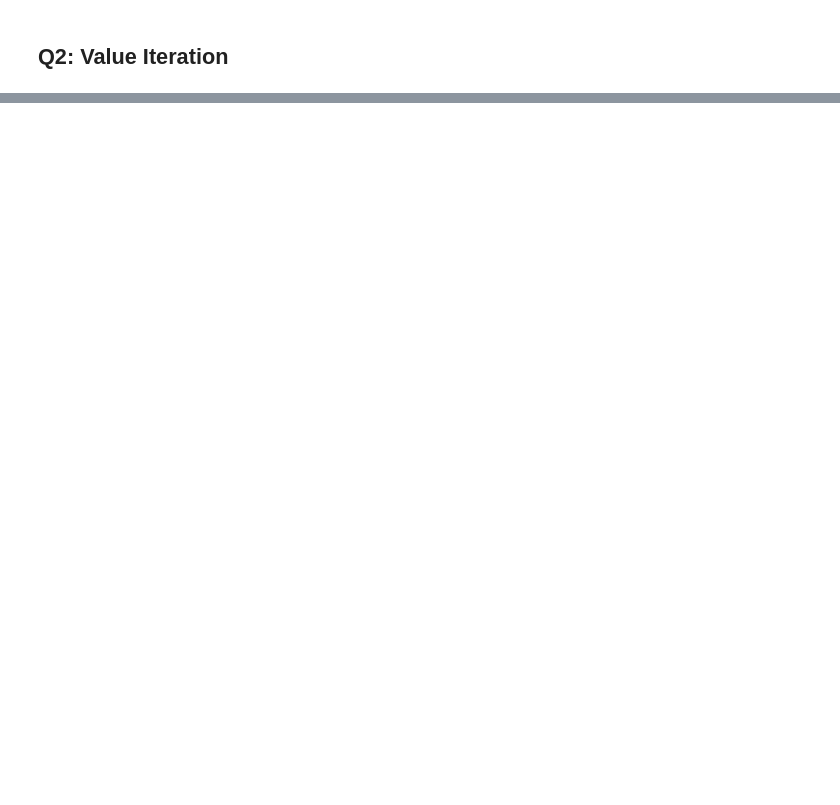
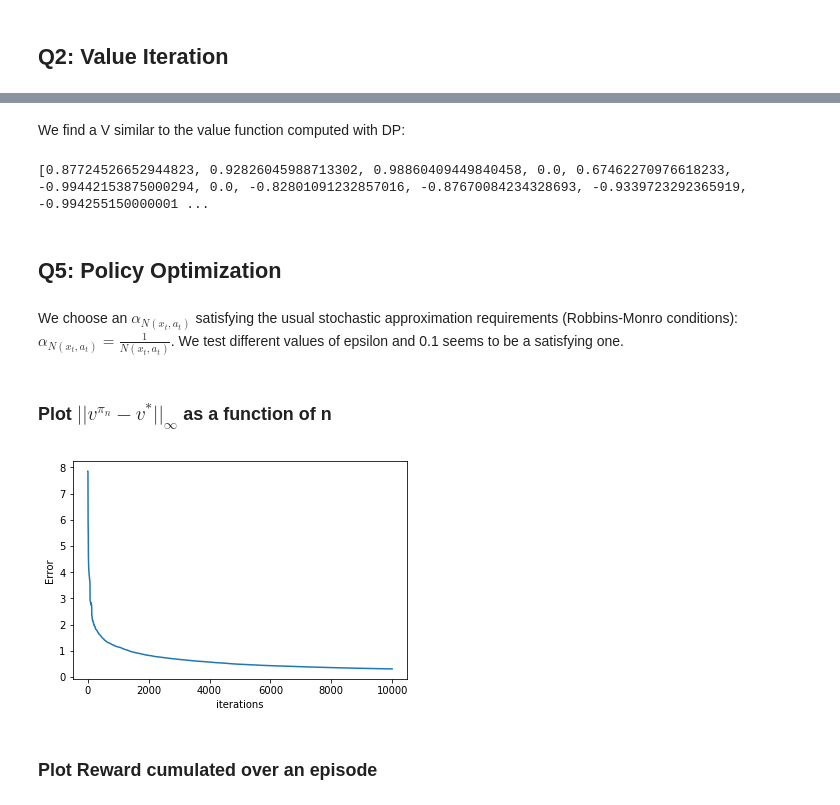
Before and after one commit to YoucefZemmouri/Reinforcement_Learning_HWK1, a Jupyter notebook: YOUCEF_ZEMMOURI.ipynb, the cells around one changed output, grey strips where cells are left out. Drawn from its saved outputs; the diff is of its cells as text; code cells hidden in the pictures; blank space fills up the shorter version.

```diff
--- a/YOUCEF_ZEMMOURI.ipynb
+++ b/YOUCEF_ZEMMOURI.ipynb
@@ -31,0 +162,57 @@ We implement and run value iteration (VI) in order to identify a 0.01-optimal po
+# %% [markdown]
+We find a V similar to the value function computed with DP:
+# %%
+print(V)
+# %% [output]
+[0.87724526652944823, 0.92826045988713302, 0.98860409449840458, 0.0, 0.67462270976618233, -0.99442153875000294, 0.0, -0.82801091232857016, -0.87670084234328693, -0.9339723292365919, -0.994255150000001 ...
+# %% [markdown]
+## Q5: Policy Optimization
+# %% [markdown]
+We choose an $\alpha_{N(x_t,a_t)}$ satisfying  the usual stochastic approximation requirements (Robbins-Monro conditions): $\alpha_{N(x_t,a_t)} = \frac{1}{N(x_t,a_t)}$. We test different values of epsilon and 0.1 seems to be a satisfying one.
+# %%
+V_opt = [0.87691855, 0.92820033, 0.98817903, 0.00000000, 0.82369294, 0.92820033,
+         0.00000000, 0.77818504, 0.82369294,0.87691855, 0.82847001]
+# %%
+epsilon = 0.1
+def EpsilonGreedyExplorationPolicy(Q,s):
+    if random.random() < epsilon:
+        return random.choice(env.state_actions[s])
+    else:
+        i = np.argmax(Q[s,env.state_actions[s]])
+        return env.state_actions[s][i]
+# %%
+N = np.zeros((env.n_states,len(env.action_names)))
+Q = np.zeros((env.n_states,len(env.action_names)))
+
+Reward = []
+Error = []
+
+for i in range(n_MC):
+    t= 0
+    s = env.reset()
+    term = False
+    while((t<T_max) and not term):
+        t += 1
+
+        a = EpsilonGreedyExplorationPolicy(Q,s)
+
+        next_s, rwrd, term = env.step(s,a)
+
+        N[s,a]+=1
+        alpha = 1/(N[s,a])
+        Q[s,a] = (1-alpha)*Q[s,a]+alpha*(rwrd+gamma*np.max(Q[next_s,env.state_actions[next_s]]))
+        s = next_s
+
+    Reward.append(rwrd)
+    Error.append(sum(abs(V_opt-np.max(Q,axis=1))))
+# %% [markdown]
+### Plot $||v^{\pi_n} - v^*||_{\infty}$ as a function of n
+# %%
+plt.plot(Error)
+plt.xlabel("iterations")
+plt.ylabel("Error")
+plt.show()
+# %% [output]
+[figure, added]
+# %% [markdown]
+### Plot Reward cumulated over an episode
```
Also changed, not shown: parts of 35 cells of this notebook.
